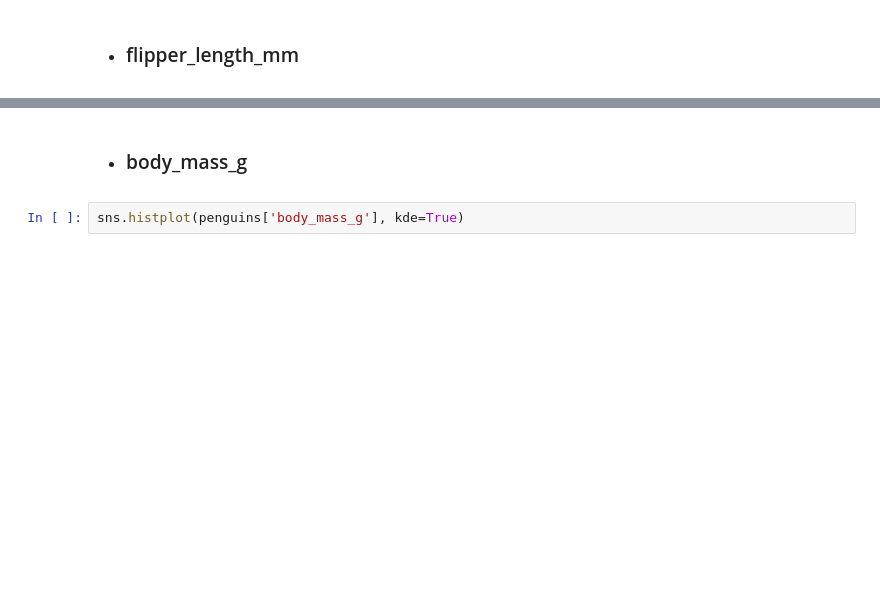
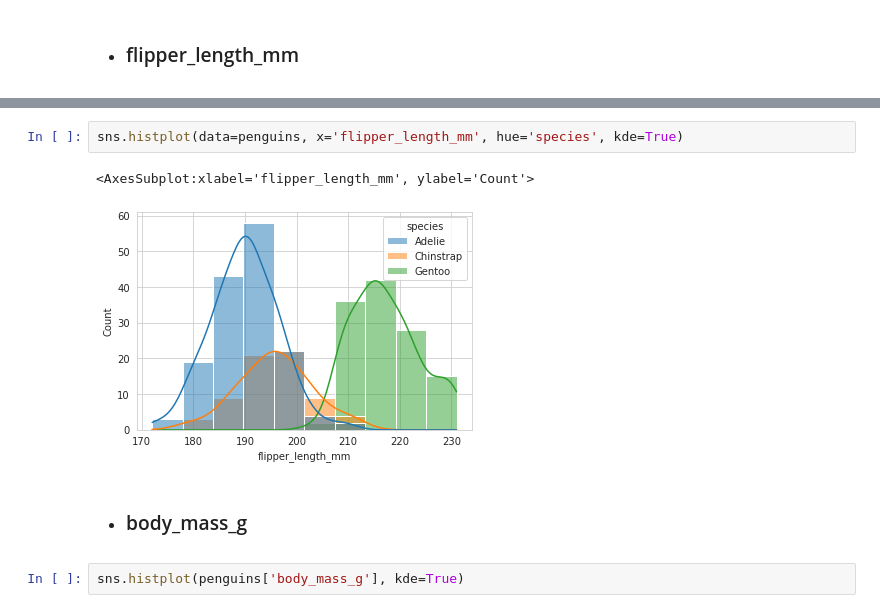
Before and after one commit to PietroPan/MachineLearning, a Jupyter notebook: pinguins.ipynb, the cells around one changed output, grey strips where cells are left out. Drawn from its saved outputs; the diff is of its cells as text; blank space fills up the shorter version.

```diff
--- a/pinguins.ipynb
+++ b/pinguins.ipynb
@@ -122,3 +246,8 @@ print("Kurtosis: %f" % penguins['flipper_length_mm'].kurt())
+# %%
+sns.histplot(data=penguins, x='flipper_length_mm', hue='species', kde=True)
+# %% [output]
+<AxesSubplot:xlabel='flipper_length_mm', ylabel='Count'>
+[figure, added]
 # %% [markdown]
 * ### body_mass_g
 # %%
```
Also changed, not shown: parts of 95 cells of this notebook, 4 other files.
